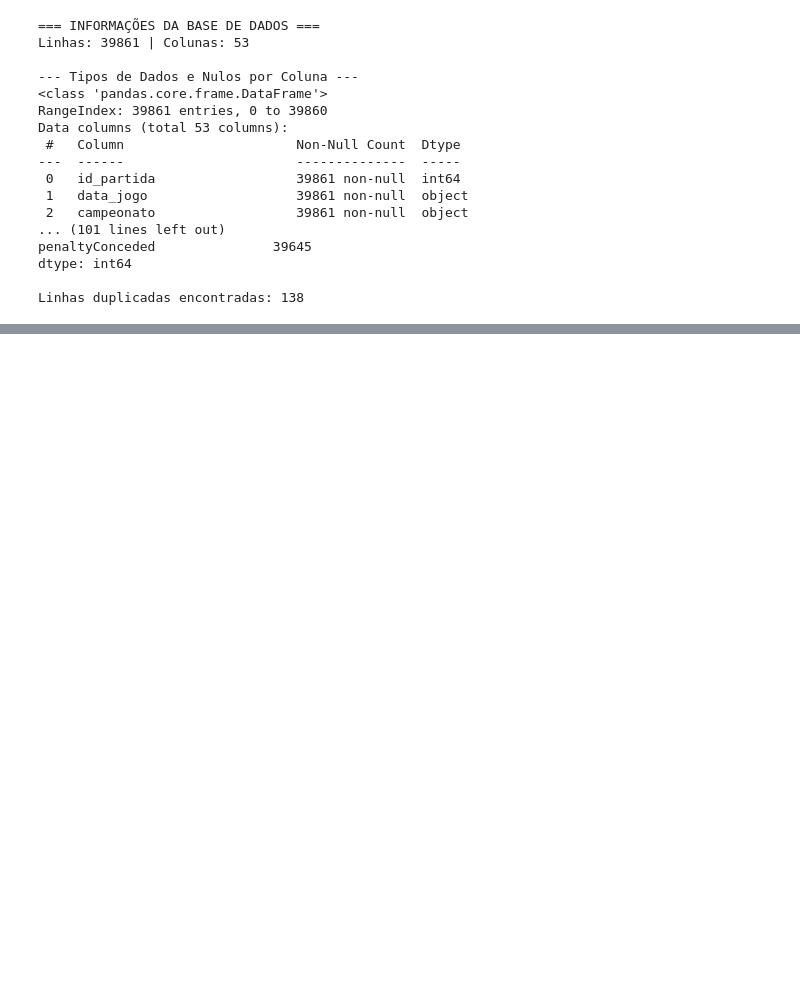
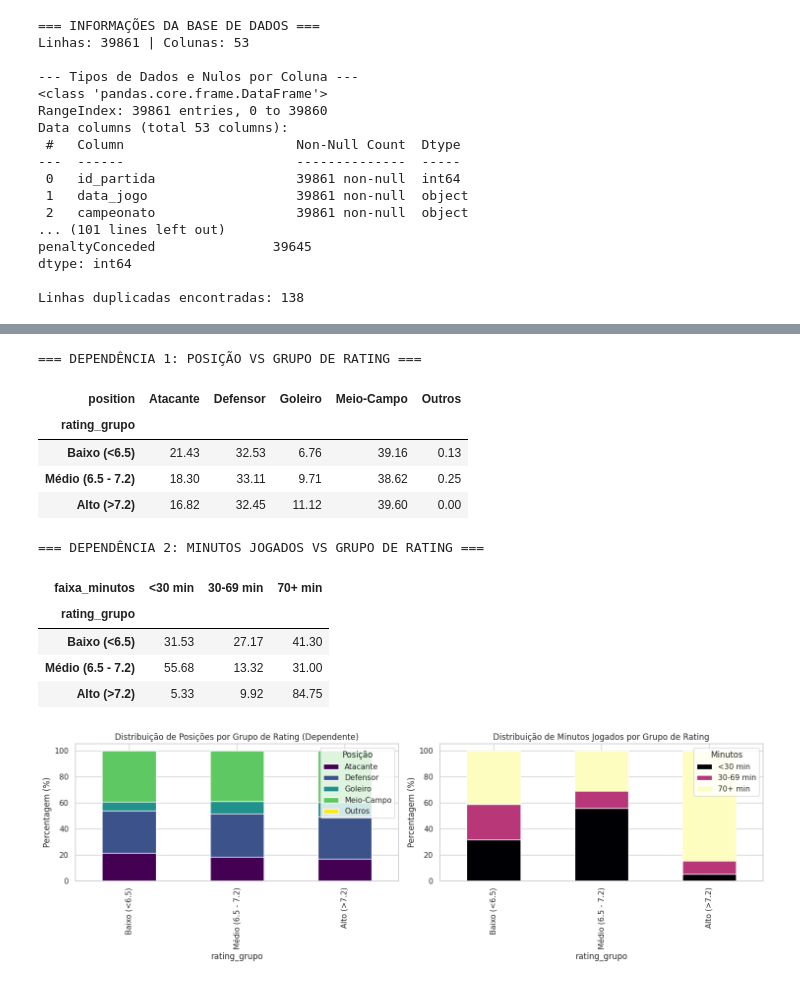
Before and after one commit to 18252054-sketch/eda_projeto_ia, a Jupyter notebook: Template.ipynb, the cells around one changed output, grey strips where cells are left out. Cells and saved outputs as stored; diff of their text form; code cells hidden in the pictures; blank space fills up the shorter version.

```diff
--- a/Template.ipynb
+++ b/Template.ipynb
@@ -144,0 +292,52 @@ df_players.describe().T
+# %%
+# Criação da Variável Dependente em 3 Grupos
+df['rating_grupo'] = pd.cut(
+    df['rating'],
+    bins=[0, 6.49, 7.20, 10.0],
+    labels=['Baixo (<6.5)', 'Médio (6.5 - 7.2)', 'Alto (>7.2)']
+)
+
+# Criar faixa de minutos jogados
+df['faixa_minutos'] = pd.cut(
+    df['minutesPlayed'],
+    bins=[-1, 29, 69, 130],
+    labels=['<30 min', '30-69 min', '70+ min']
+)
+
+print("=== DEPENDÊNCIA 1: POSIÇÃO VS GRUPO DE RATING ===")
+crosstab_pos = pd.crosstab(df['rating_grupo'], df['position'], normalize='index') * 100
+display(crosstab_pos.round(2))
+
+print("\n=== DEPENDÊNCIA 2: MINUTOS JOGADOS VS GRUPO DE RATING ===")
+crosstab_min = pd.crosstab(df['rating_grupo'], df['faixa_minutos'], normalize='index') * 100
+display(crosstab_min.round(2))
+
+# Visualização Gráfica da Dependência
+fig, axes = plt.subplots(1, 2, figsize=(15, 5))
+
+crosstab_pos.plot(kind='bar', stacked=True, ax=axes[0], colormap='viridis')
+axes[0].set_title('Distribuição de Posições por Grupo de Rating (Dependente)')
+axes[0].set_ylabel('Percentagem (%)')
+axes[0].legend(title='Posição')
+
+crosstab_min.plot(kind='bar', stacked=True, ax=axes[1], colormap='magma')
+axes[1].set_title('Distribuição de Minutos Jogados por Grupo de Rating')
+axes[1].set_ylabel('Percentagem (%)')
+axes[1].legend(title='Minutos')
+
+plt.tight_layout()
+plt.show()
+# %% [output]
+=== DEPENDÊNCIA 1: POSIÇÃO VS GRUPO DE RATING ===
+| position | Atacante | Defensor | Goleiro | Meio-Campo | Outros |
+| rating_grupo |  |  |  |  |  |
+| Baixo (<6.5) | 21.43 | 32.53 | 6.76 | 39.16 | 0.13 |
+| Médio (6.5 - 7.2) | 18.30 | 33.11 | 9.71 | 38.62 | 0.25 |
+| Alto (>7.2) | 16.82 | 32.45 | 11.12 | 39.60 | 0.00 |
+=== DEPENDÊNCIA 2: MINUTOS JOGADOS VS GRUPO DE RATING ===
+| faixa_minutos | <30 min | 30-69 min | 70+ min |
+| rating_grupo |  |  |  |
+| Baixo (<6.5) | 31.53 | 27.17 | 41.30 |
+| Médio (6.5 - 7.2) | 55.68 | 13.32 | 31.00 |
+| Alto (>7.2) | 5.33 | 9.92 | 84.75 |
+[figure, added]
```
Also changed, not shown: parts of 6 cells of this notebook.
